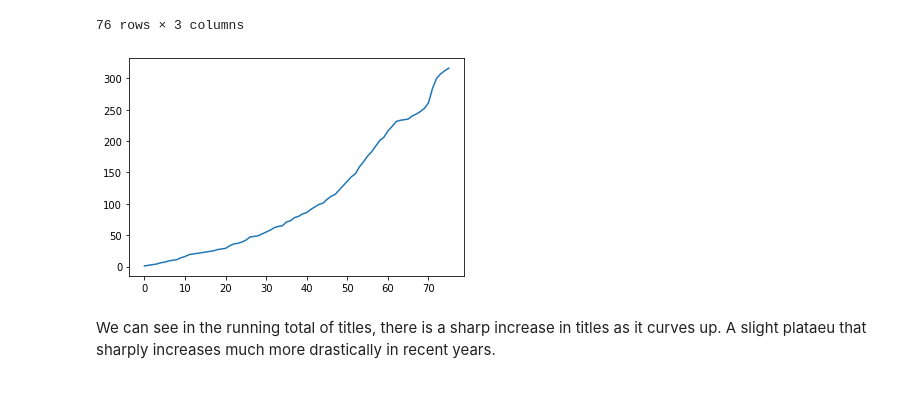
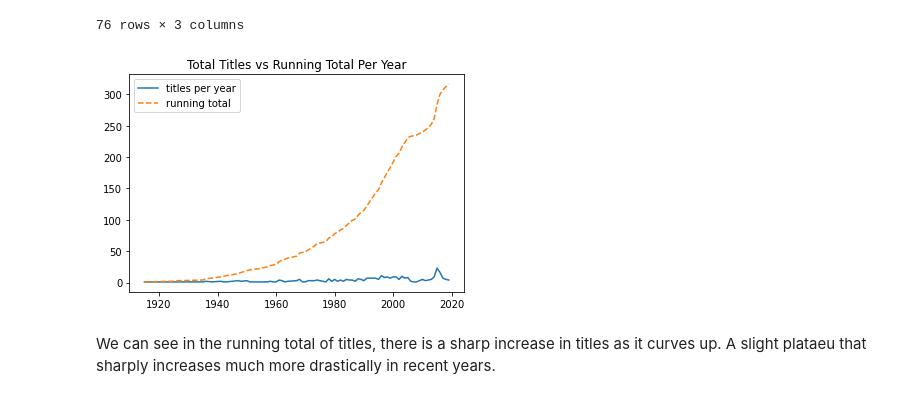
Before and after one commit to abeyp/sf-film-locations, a Jupyter notebook: sf_film_locations_analysis.ipynb, the cells around one changed output. Cells and saved outputs as stored; diff of their text form; code cells hidden in the pictures.

```diff
--- a/sf_film_locations_analysis.ipynb
+++ b/sf_film_locations_analysis.ipynb
@@ -177,13 +233,19 @@ running_title_total
 | 74 | 2018 | 5 | 312 |
 | 75 | 2019 | 4 | 316 |
 76 rows × 3 columns
-# %%
-## TODO: Finish Viz
-
-plt.plot(running_title_total['cumulative_titles'])
-plt.show()
-# %% [output]
-[figure, removed]
+# %%
+#Visualization of running total of titles
+
+plt.plot(count_per_year['release_year'], count_per_year['total_titles'],label='titles per year')
+
+plt.plot(count_per_year['release_year'], running_title_total['cumulative_titles'],linestyle='--', label = 'running total')
+
+plt.title('Total Titles vs Running Total Per Year')
+
+plt.legend()
+plt.show()
+# %% [output]
+[figure, added]
 # %% [markdown]
 We can see in the running total of titles, there is a sharp increase in titles as it curves up. A slight plataeu that sharply increases much more drastically in recent years.
 # %% [markdown]
```
Also changed, not shown: parts of 40 cells of this notebook.
